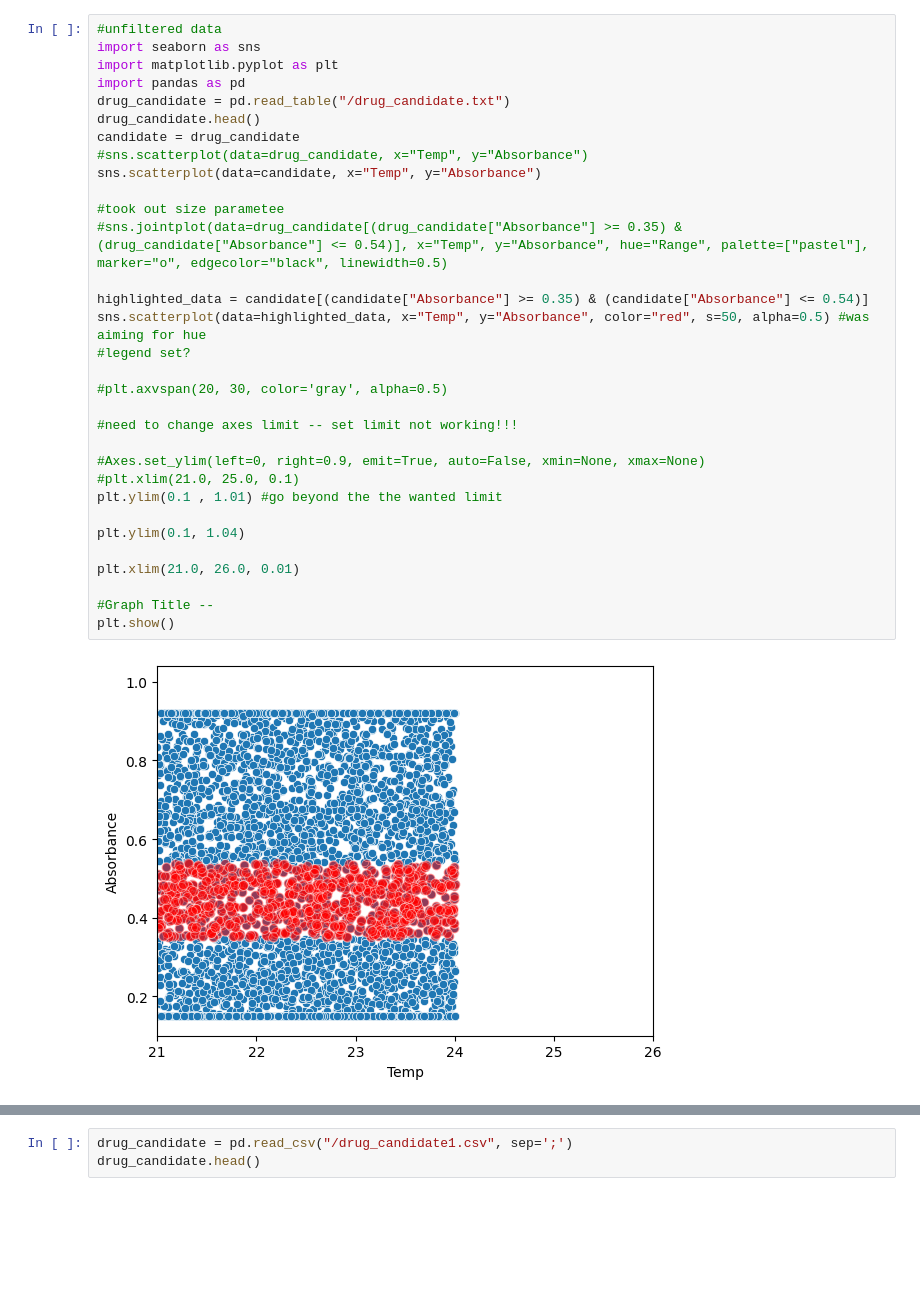
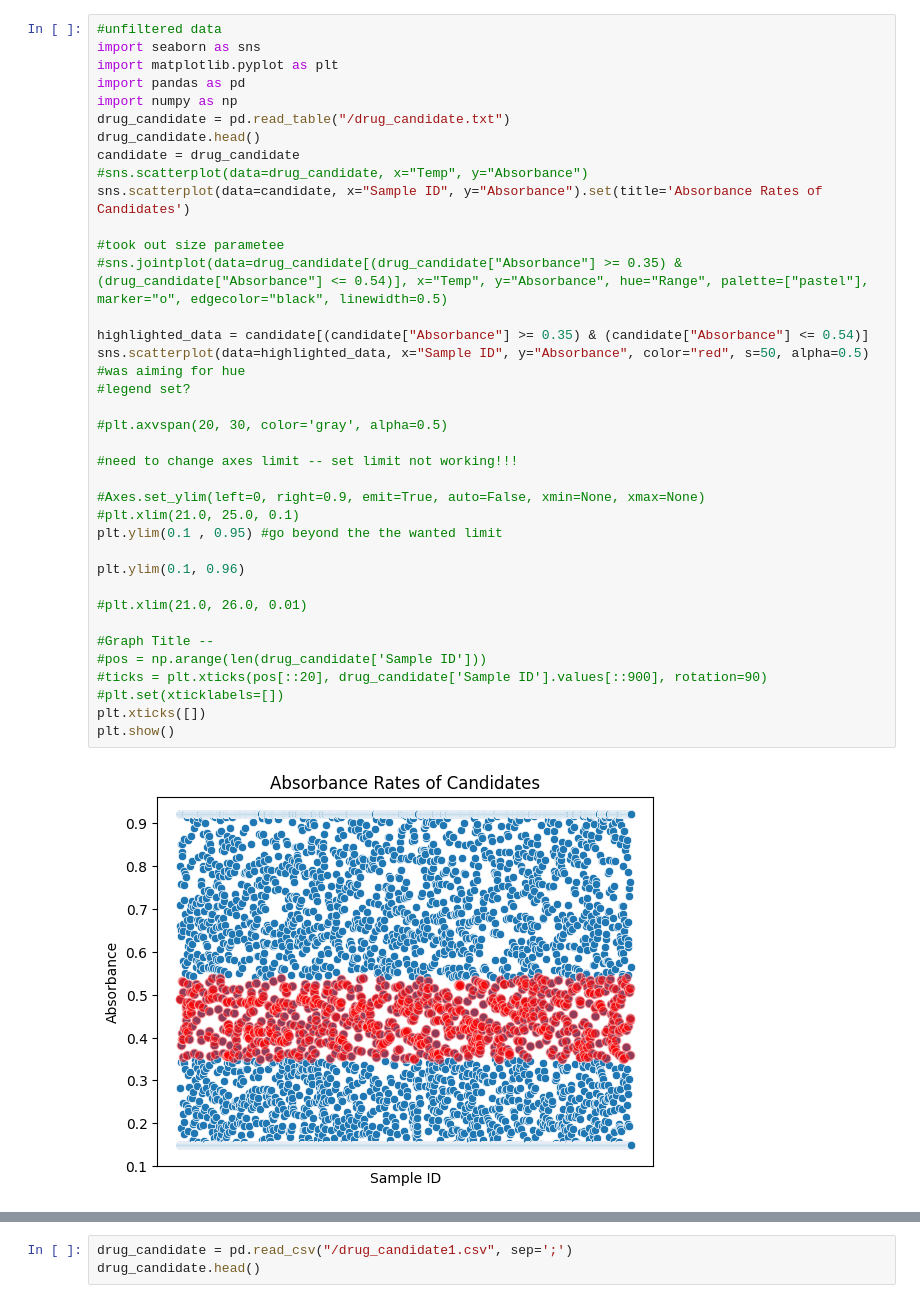
Before and after one commit to sehbaw/UMB_PSC, a Jupyter notebook: Testing.ipynb, the cells around one changed output, grey strips where cells are left out. Saved outputs shown, nothing was run; the diff lists cells and outputs as text; blank space fills up the shorter version.

```diff
--- a/Testing.ipynb
+++ b/Testing.ipynb
@@ -3,34 +10,39 @@
 # %%
 #unfiltered data
 import seaborn as sns
 import matplotlib.pyplot as plt
 import pandas as pd
+import numpy as np
 drug_candidate = pd.read_table("/drug_candidate.txt")
 drug_candidate.head()
 candidate = drug_candidate
 #sns.scatterplot(data=drug_candidate, x="Temp", y="Absorbance")
-sns.scatterplot(data=candidate, x="Temp", y="Absorbance")
+sns.scatterplot(data=candidate, x="Sample ID", y="Absorbance").set(title='Absorbance Rates of Candidates')
 
 #took out size parametee
 #sns.jointplot(data=drug_candidate[(drug_candidate["Absorbance"] >= 0.35) & (drug_candidate["Absorbance"] <= 0.54)], x="Temp", y="Absorbance", hue="Range", palette=["pastel"], marker="o", edgecolor="black", linewidth=0.5)
 
 highlighted_data = candidate[(candidate["Absorbance"] >= 0.35) & (candidate["Absorbance"] <= 0.54)]
-sns.scatterplot(data=highlighted_data, x="Temp", y="Absorbance", color="red", s=50, alpha=0.5) #was aiming for hue
+sns.scatterplot(data=highlighted_data, x="Sample ID", y="Absorbance", color="red", s=50, alpha=0.5) #was aiming for hue
 #legend set?
 
 #plt.axvspan(20, 30, color='gray', alpha=0.5)
 
 #need to change axes limit -- set limit not working!!!
 
 #Axes.set_ylim(left=0, right=0.9, emit=True, auto=False, xmin=None, xmax=None)
 #plt.xlim(21.0, 25.0, 0.1)
-plt.ylim(0.1 , 1.01) #go beyond the the wanted limit
+plt.ylim(0.1 , 0.95) #go beyond the the wanted limit
 
-plt.ylim(0.1, 1.04)
+plt.ylim(0.1, 0.96)
 
-plt.xlim(21.0, 26.0, 0.01)
+#plt.xlim(21.0, 26.0, 0.01)
 
 #Graph Title --
+#pos = np.arange(len(drug_candidate['Sample ID']))
+#ticks = plt.xticks(pos[::20], drug_candidate['Sample ID'].values[::900], rotation=90)
+#plt.set(xticklabels=[])
+plt.xticks([])
 plt.show()
 # %% [output]
-[figure, old version]
+[figure, new version]
```
Also changed, not shown: parts of 11 cells of this notebook.
